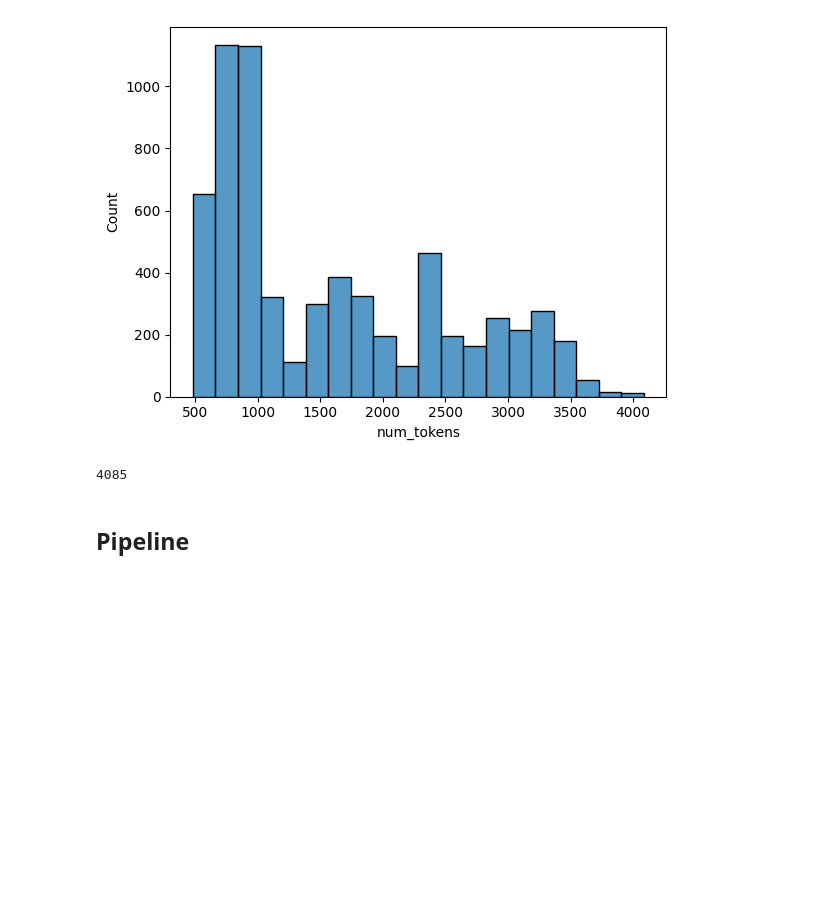
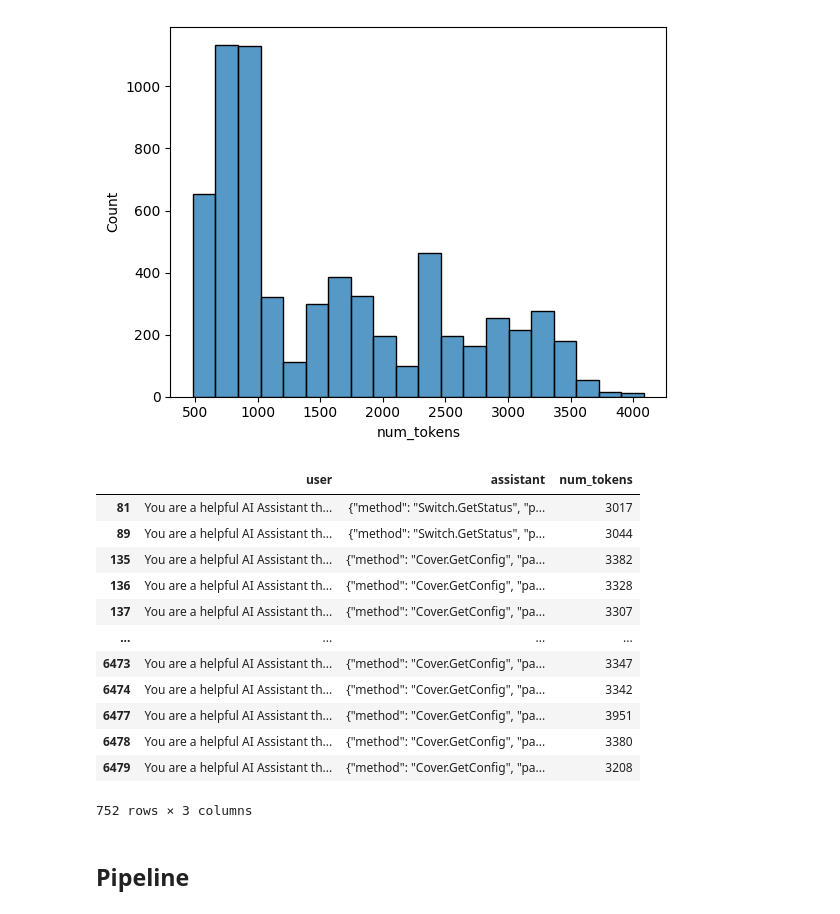
Before and after one commit to viktorpovazhuk/home_assistant_llm, a Jupyter notebook: dataset_preparation.ipynb, the cells around one changed output. Cells and saved outputs as stored; diff of their text form; code cells hidden in the pictures; blank space fills up the shorter version.

Commit message:
Explored long prompts

```diff
--- a/dataset_preparation.ipynb
+++ b/dataset_preparation.ipynb
@@ -21,7 +21,7 @@ DATA_DIR = Path('data/')
 # %% [markdown]
 ## Examples
 # %%
-df = pd.read_csv(DATA_DIR / 'datasets/merged/val_0.csv')
+df = pd.read_csv(DATA_DIR / 'datasets/merged/train_0.csv')
 # %%
 df.head()
 # %% [output]
@@ -127,9 +127,21 @@ plt.show()
 # %% [output]
 [figure]
 # %%
-max(prompts_df['num_tokens'])
+prompts_df[prompts_df['num_tokens'] > 3000]
 # %% [output]
+|  | user | assistant | num_tokens |
+| 81 | You are a helpful AI Assistant th... | {"method": "Switch.GetStatus", "p... | 3017 |
+| 89 | You are a helpful AI Assistant th... | {"method": "Switch.GetStatus", "p... | 3044 |
+| 135 | You are a helpful AI Assistant th... | {"method": "Cover.GetConfig", "pa... | 3382 |
+| 136 | You are a helpful AI Assistant th... | {"method": "Cover.GetConfig", "pa... | 3328 |
+| 137 | You are a helpful AI Assistant th... | {"method": "Cover.GetConfig", "pa... | 3307 |
+| ... | ... | ... | ... |
+| 6473 | You are a helpful AI Assistant th... | {"method": "Cover.GetConfig", "pa... | 3347 |
+| 6474 | You are a helpful AI Assistant th... | {"method": "Cover.GetConfig", "pa... | 3342 |
+| 6477 | You are a helpful AI Assistant th... | {"method": "Cover.GetConfig", "pa... | 3951 |
+| 6478 | You are a helpful AI Assistant th... | {"method": "Cover.GetConfig", "pa... | 3380 |
+| 6479 | You are a helpful AI Assistant th... | {"method": "Cover.GetConfig", "pa... | 3208 |
-4085
+752 rows × 3 columns
 # %%
 res_df = prompts_df.drop(columns=['num_tokens'])
 # %%
```
